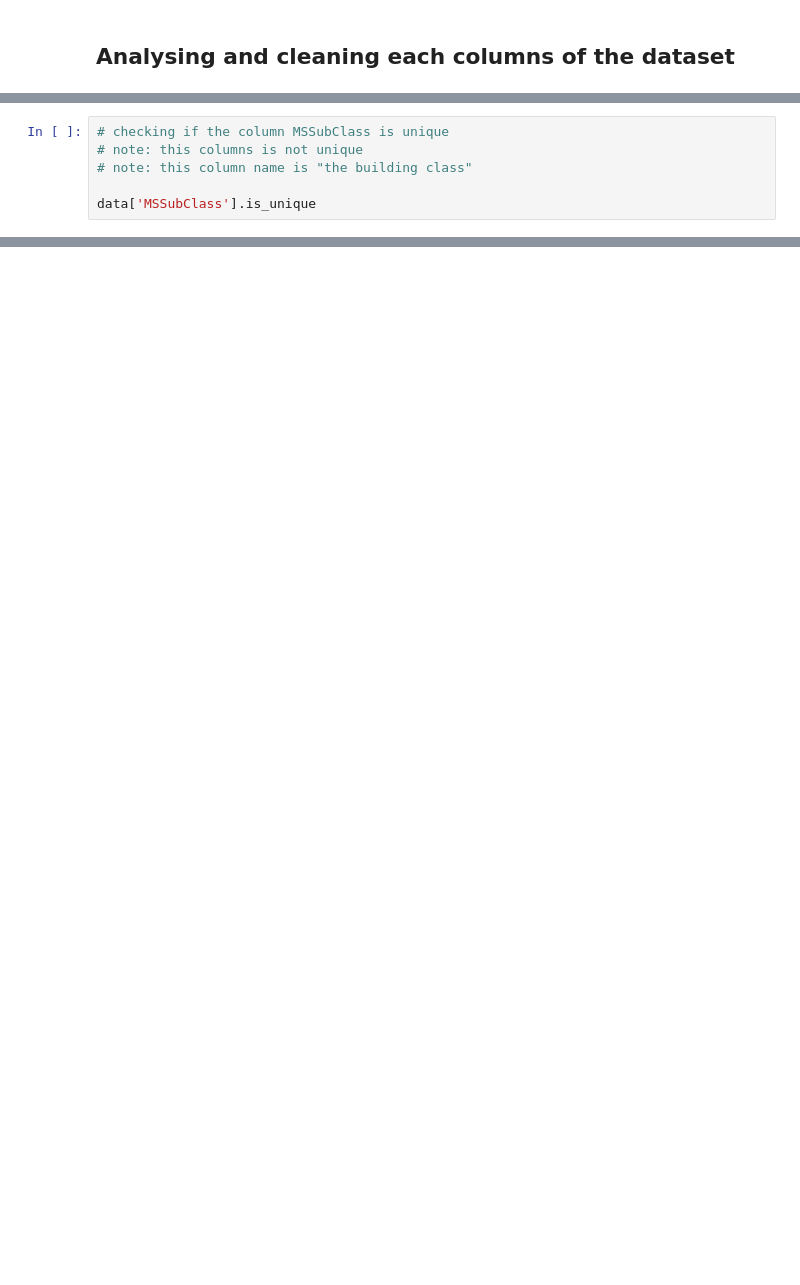
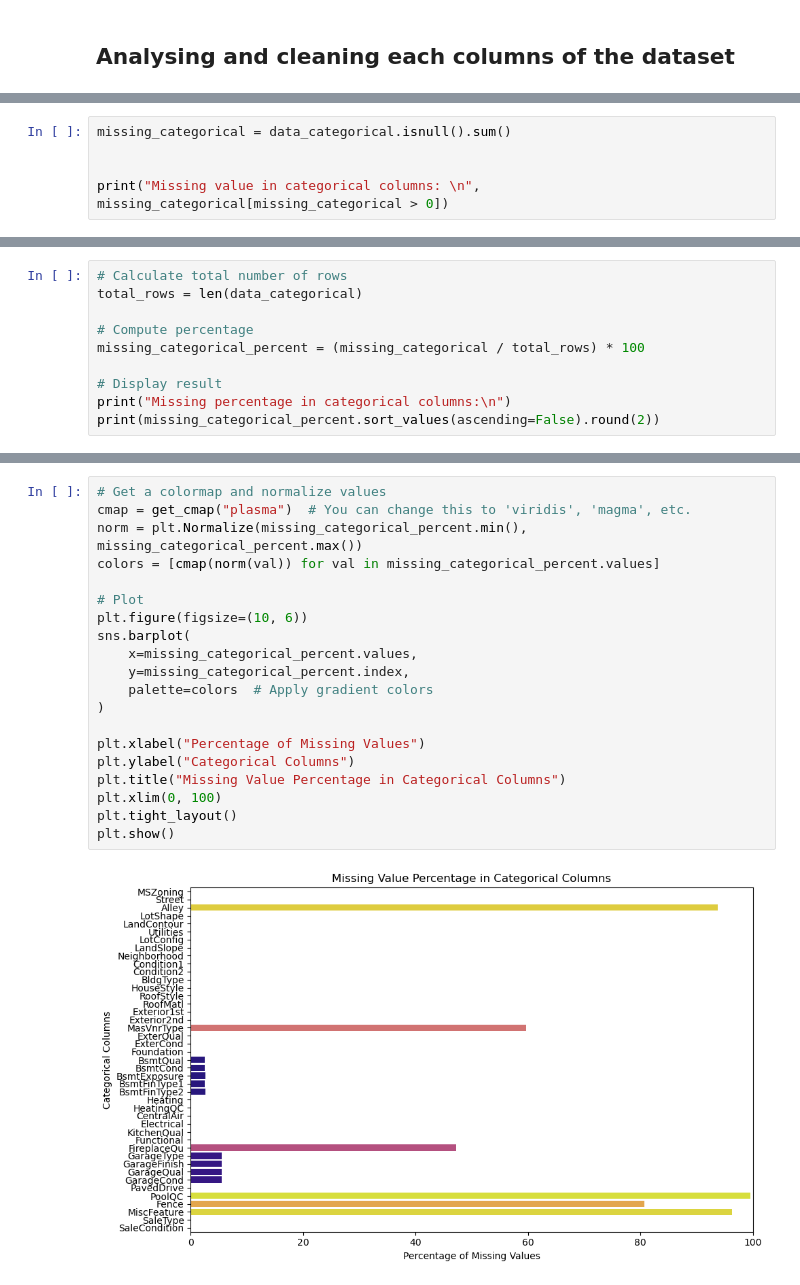
Before and after one commit to Eddythemachine/house_price_competition_kaggle, a Jupyter notebook: notebooks/2.eda2.ipynb, the cells around one changed output, grey strips where cells are left out. Cells and saved outputs as stored; diff of their text form; blank space fills up the shorter version.

```diff
--- a/notebooks/2.eda2.ipynb
+++ b/notebooks/2.eda2.ipynb
@@ -88,7 +115,6 @@ data.head(5)
 # %%
-# checking if the column MSSubClass is unique
-# note: this columns is not unique
-# note: this column name is "the building class"
+missing_categorical = data_categorical.isnull().sum()
 
-data['MSSubClass'].is_unique
+
+print("Missing value in categorical columns: \n", missing_categorical[missing_categorical > 0])
 # %% [output]
@@ -95,0 +139,10 @@ False
+# %%
+# Calculate total number of rows
+total_rows = len(data_categorical)
+
+# Compute percentage
+missing_categorical_percent = (missing_categorical / total_rows) * 100
+
+# Display result
+print("Missing percentage in categorical columns:\n")
+print(missing_categorical_percent.sort_values(ascending=False).round(2))
@@ -95,0 +167,22 @@ False
+# %%
+# Get a colormap and normalize values
+cmap = get_cmap("plasma")  # You can change this to 'viridis', 'magma', etc.
+norm = plt.Normalize(missing_categorical_percent.min(), missing_categorical_percent.max())
+colors = [cmap(norm(val)) for val in missing_categorical_percent.values]
+
+# Plot
+plt.figure(figsize=(10, 6))
+sns.barplot(
+    x=missing_categorical_percent.values,
+    y=missing_categorical_percent.index,
+    palette=colors  # Apply gradient colors
+)
+
+plt.xlabel("Percentage of Missing Values")
+plt.ylabel("Categorical Columns")
+plt.title("Missing Value Percentage in Categorical Columns")
+plt.xlim(0, 100)
+plt.tight_layout()
+plt.show()
+# %% [output]
+[figure, added]
```
Also changed, not shown: parts of 19 cells of this notebook.
